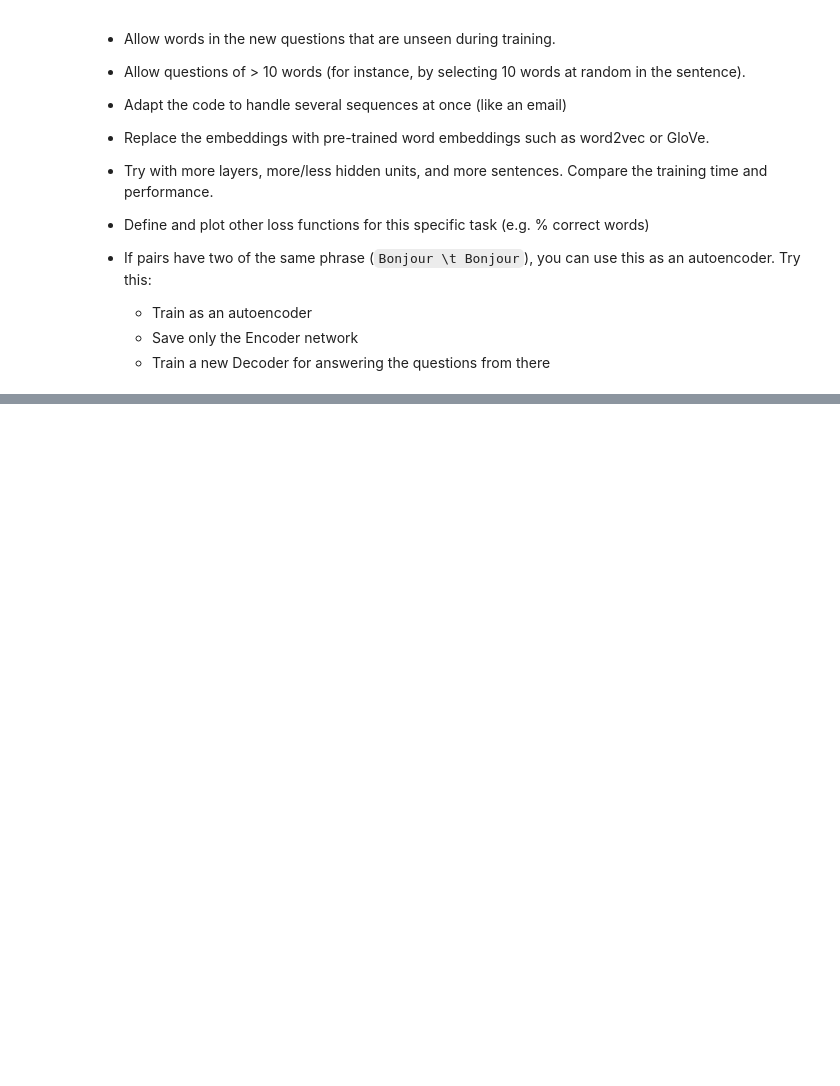
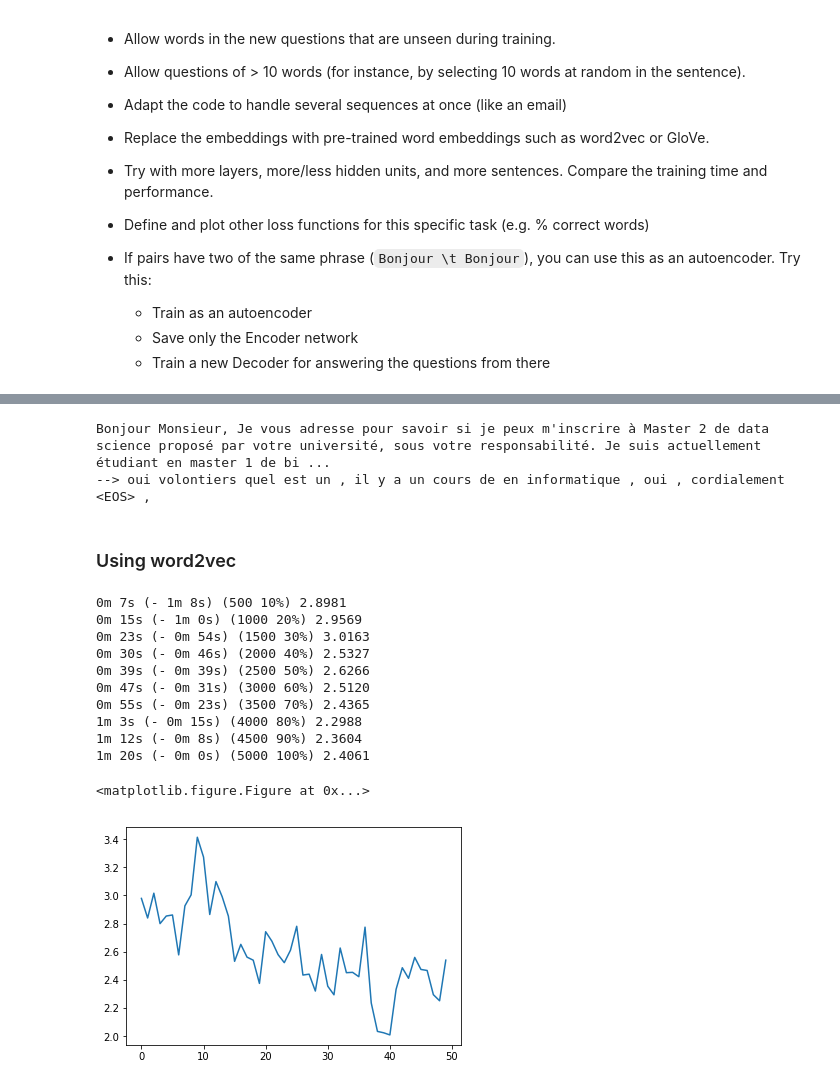
Before and after one commit to ngocbien/DEEP-LEARNING, a Jupyter notebook: seq2seq_chatbot.ipynb, the cells around one changed output, grey strips where cells are left out. Drawn from its saved outputs; the diff is of its cells as text; code cells hidden in the pictures; blank space fills up the shorter version.

```diff
--- a/seq2seq_chatbot.ipynb
+++ b/seq2seq_chatbot.ipynb
@@ -871,0 +940,58 @@ Future work
+# %%
+evaluateSentences(encoder1, attn_decoder1, sentences)
+# %% [output]
+Bonjour Monsieur, Je vous adresse pour savoir si je peux m'inscrire à Master 2 de data science proposé par votre université, sous votre responsabilité. Je suis actuellement  étudiant en master 1 de bi ...
+--> oui volontiers quel est un , il y a un cours de en informatique , oui , cordialement <EOS> ,
+# %% [markdown]
+### Using word2vec
+# %%
+class Word2VecAndEncoderRNN(nn.Module):
+    def __init__(self, input_size, hidden_size, hidden_size1, n_layers=1):
+        super(Word2VecAndEncoderRNN, self).__init__()
+        self.n_layers = n_layers
+        self.hidden_size1 = hidden_size1
+        self.hidden_size = hidden_size
+        self.embedding = nn.Embedding(input_size, hidden_size1)
+        self.linear = nn.Linear(hidden_size1, hidden_size)
+        self.gru = nn.GRU(hidden_size, hidden_size)
+
+    def forward(self, input, hidden):
+        embedded = self.embedding(input).view(1, 1, -1)
+        output = self.linear(embedded) #We make a linear step  and then use log softmax function
+        output = F.log_softmax(output)
+        for i in range(self.n_layers):
+            output, hidden = self.gru(output, hidden)
+        return output, hidden
+
+    def initHidden(self):
+        result = Variable(torch.zeros(1, 1, self.hidden_size))
+        if use_cuda:
+            return result.cuda()
+        else:
+            return result
+# %%
+hidden_size = 100
+hidden_size1=50
+encoder2 = Word2VecAndEncoderRNN(input_lang.n_words, hidden_size, hidden_size1)
+attn_decoder1 = AttnDecoderRNN(hidden_size2, output_lang.n_words,
+                               1, dropout_p=0.1)
+
+if use_cuda:
+    encoder2 = encoder2.cuda()
+    attn_decoder1 = attn_decoder1.cuda()
+
+#trainIters(encoder1, attn_decoder1, 75000, print_every=5000)
+trainIters(encoder2, attn_decoder1, 5000, print_every=500)
+# %% [output]
+0m 7s (- 1m 8s) (500 10%) 2.8981
+0m 15s (- 1m 0s) (1000 20%) 2.9569
+0m 23s (- 0m 54s) (1500 30%) 3.0163
+0m 30s (- 0m 46s) (2000 40%) 2.5327
+0m 39s (- 0m 39s) (2500 50%) 2.6266
+0m 47s (- 0m 31s) (3000 60%) 2.5120
+0m 55s (- 0m 23s) (3500 70%) 2.4365
+1m 3s (- 0m 15s) (4000 80%) 2.2988
+1m 12s (- 0m 8s) (4500 90%) 2.3604
+1m 20s (- 0m 0s) (5000 100%) 2.4061
+<matplotlib.figure.Figure at 0x...>
+[figure, added]
```
Also changed, not shown: parts of 55 cells of this notebook, 1 other file.
